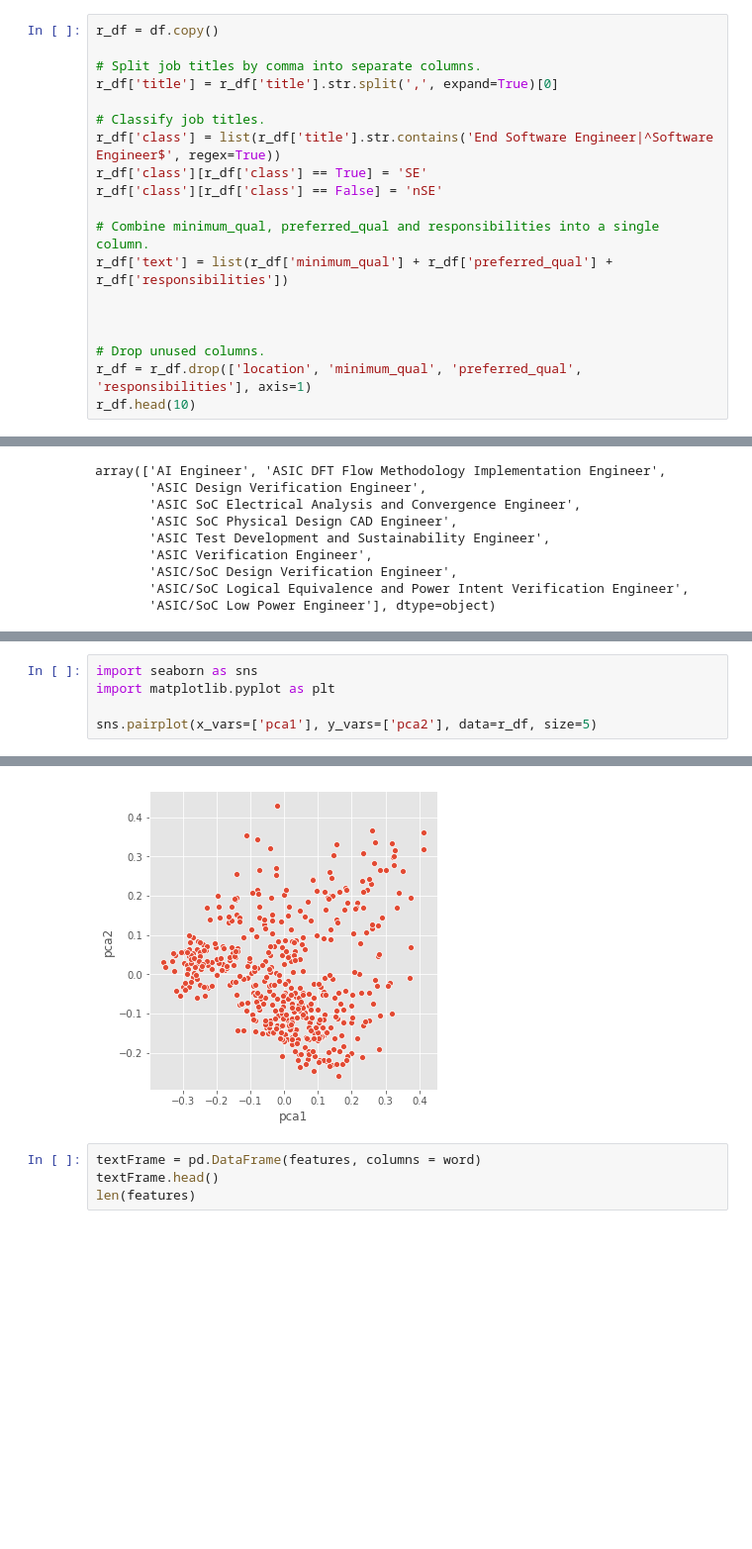
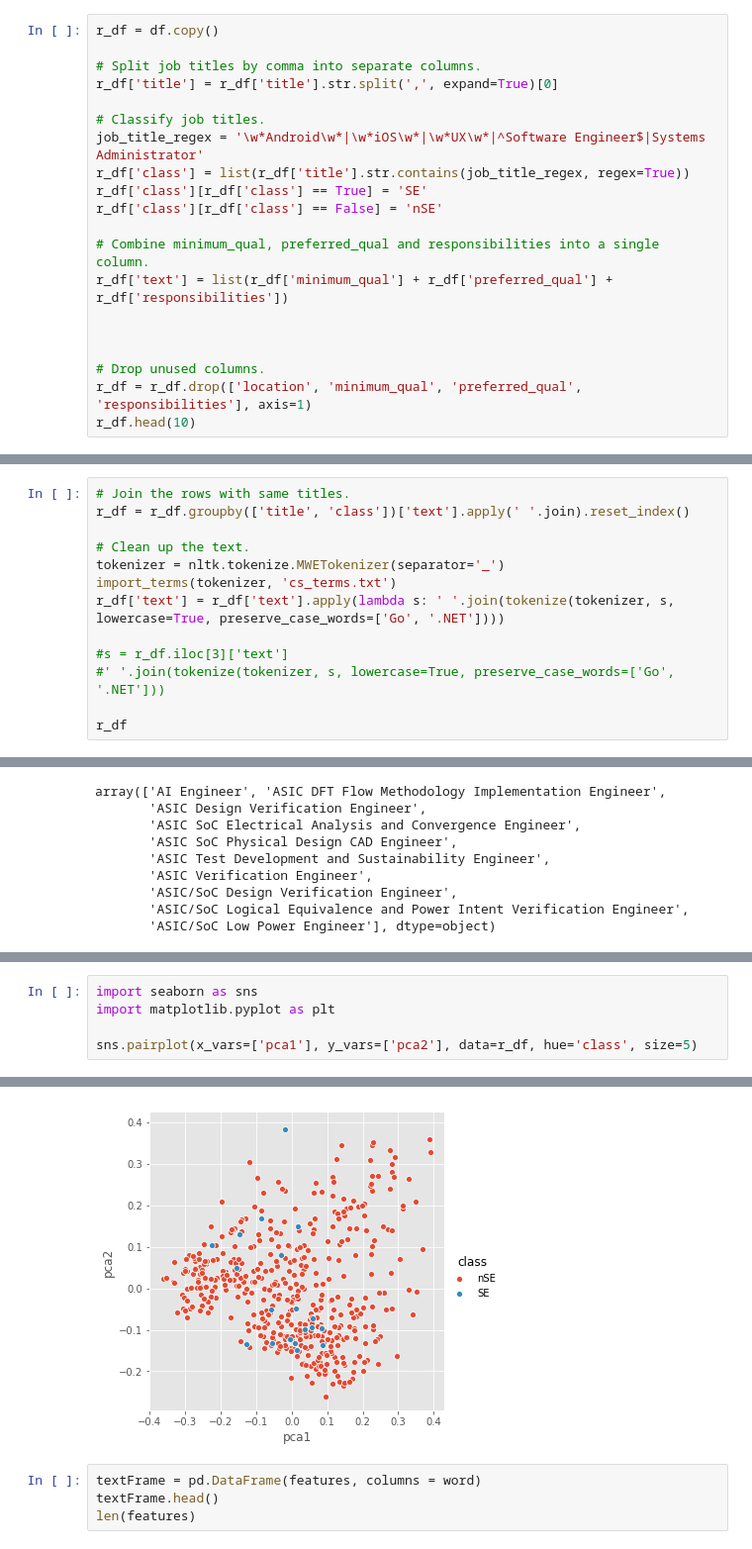
Before and after one commit to aesophor/DataScience, a Jupyter notebook: 05-Final-Project/Analyzing Google Career and Skills.ipynb, the cells around one changed output, grey strips where cells are left out. Shown at 99% size. Saved outputs shown, nothing was run; the diff lists cells and outputs as text; blank space fills up the shorter version.

```diff
--- a/05-Final-Project/Analyzing Google Career and Skills.ipynb
+++ b/05-Final-Project/Analyzing Google Career and Skills.ipynb
@@ -487,7 +502,8 @@ r_df = df.copy()
 r_df['title'] = r_df['title'].str.split(',', expand=True)[0]
 
 # Classify job titles.
-r_df['class'] = list(r_df['title'].str.contains('End Software Engineer|^Software Engineer$', regex=True))
+job_title_regex = '\w*Android\w*|\w*iOS\w*|\w*UX\w*|^Software Engineer$|Systems Administrator'
+r_df['class'] = list(r_df['title'].str.contains(job_title_regex, regex=True))
 r_df['class'][r_df['class'] == True] = 'SE'
 r_df['class'][r_df['class'] == False] = 'nSE'
 
@@ -536,0 +530,13 @@ r_df
+# %%
+# Join the rows with same titles.
+r_df = r_df.groupby(['title', 'class'])['text'].apply(' '.join).reset_index()
+
+# Clean up the text.
+tokenizer = nltk.tokenize.MWETokenizer(separator='_')
+import_terms(tokenizer, 'cs_terms.txt')
+r_df['text'] = r_df['text'].apply(lambda s: ' '.join(tokenize(tokenizer, s, lowercase=True, preserve_case_words=['Go', '.NET'])))
+
+#s = r_df.iloc[3]['text']
+#' '.join(tokenize(tokenizer, s, lowercase=True, preserve_case_words=['Go', '.NET']))
+
+r_df
@@ -592,11 +617,11 @@ r_df
 # %%
 import seaborn as sns
 import matplotlib.pyplot as plt
 
-sns.pairplot(x_vars=['pca1'], y_vars=['pca2'], data=r_df, size=5)
+sns.pairplot(x_vars=['pca1'], y_vars=['pca2'], data=r_df, hue='class', size=5)
 # %% [output]
 <seaborn.axisgrid.PairGrid at 0x...>
-[figure, old version]
+[figure, new version]
 # %%
 textFrame = pd.DataFrame(features, columns = word)
 textFrame.head()
```
Also changed, not shown: parts of 13 cells of this notebook, 2 other files.
